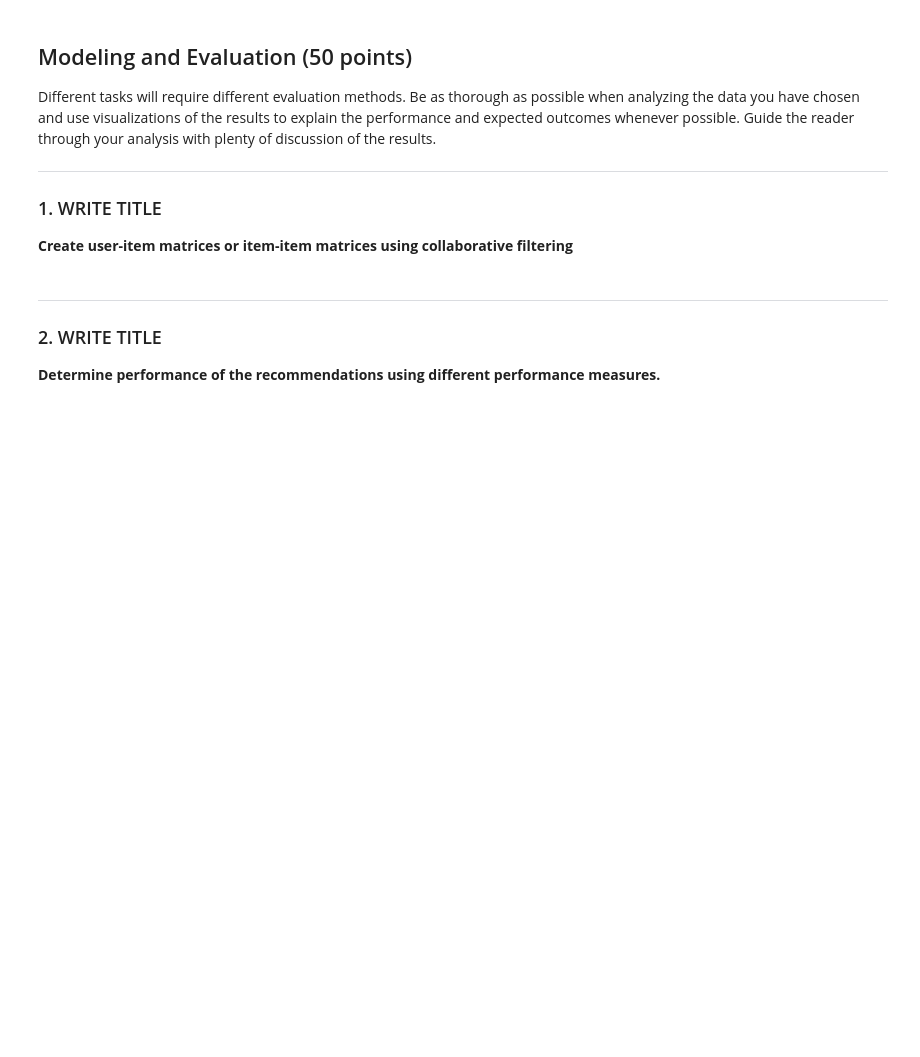
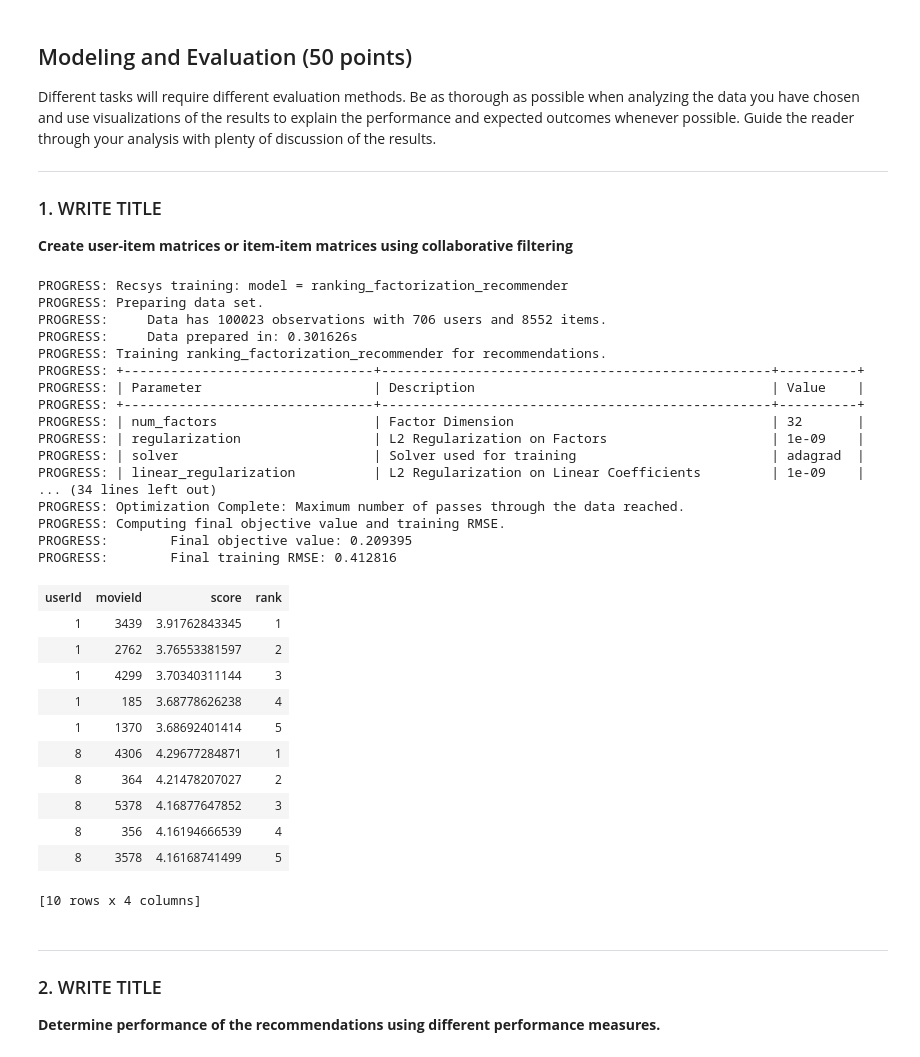
Before and after one commit to SpencerKaiser/DataMining, a Jupyter notebook: 04_AssignmentFour/A4-Spencer.ipynb, the cells around one changed output. Saved outputs shown, nothing was run; the diff lists cells and outputs as text; code cells hidden in the pictures; blank space fills up the shorter version.

```diff
--- a/04_AssignmentFour/A4-Spencer.ipynb
+++ b/04_AssignmentFour/A4-Spencer.ipynb
@@ -84,6 +208,46 @@ Different tasks will require different evaluation methods. Be as thorough as pos
 ---
 ### 1. WRITE TITLE
 **Create user-item matrices or item-item matrices using collaborative filtering**
+# %%
+data['userId'] = data['userId'].astype(str)
+data['movieId'] = data['movieId'].astype(str)
+
+
+model = gl.recommender.create(data, user_id="userId", item_id="movieId", target="rating")
+results = model.recommend(users=None, k=5)
+model.save("movie_recommender")
+
+results.head() # the recommendation output
+# %% [output]
+PROGRESS: Recsys training: model = ranking_factorization_recommender
+PROGRESS: Preparing data set.
+PROGRESS:     Data has 100023 observations with 706 users and 8552 items.
+PROGRESS:     Data prepared in: 0.301626s
+PROGRESS: Training ranking_factorization_recommender for recommendations.
+PROGRESS: +--------------------------------+--------------------------------------------------+----------+
+PROGRESS: | Parameter                      | Description                                      | Value    |
+PROGRESS: +--------------------------------+--------------------------------------------------+----------+
+PROGRESS: | num_factors                    | Factor Dimension                                 | 32       |
+PROGRESS: | regularization                 | L2 Regularization on Factors                     | 1e-09    |
+PROGRESS: | solver                         | Solver used for training                         | adagrad  |
+PROGRESS: | linear_regularization          | L2 Regularization on Linear Coefficients         | 1e-09    |
+... (34 lines left out)
+PROGRESS: Optimization Complete: Maximum number of passes through the data reached.
+PROGRESS: Computing final objective value and training RMSE.
+PROGRESS:        Final objective value: 0.209395
+PROGRESS:        Final training RMSE: 0.412816
+| userId | movieId | score | rank |
+| 1 | 3439 | 3.91762843345 | 1 |
+| 1 | 2762 | 3.76553381597 | 2 |
+| 1 | 4299 | 3.70340311144 | 3 |
+| 1 | 185 | 3.68778626238 | 4 |
+| 1 | 1370 | 3.68692401414 | 5 |
+| 8 | 4306 | 4.29677284871 | 1 |
+| 8 | 364 | 4.21478207027 | 2 |
+| 8 | 5378 | 4.16877647852 | 3 |
+| 8 | 356 | 4.16194666539 | 4 |
+| 8 | 3578 | 4.16168741499 | 5 |
+[10 rows x 4 columns]
 # %% [markdown]
 ---
 ### 2. WRITE TITLE
```
Also changed, not shown: parts of 20 cells of this notebook.
